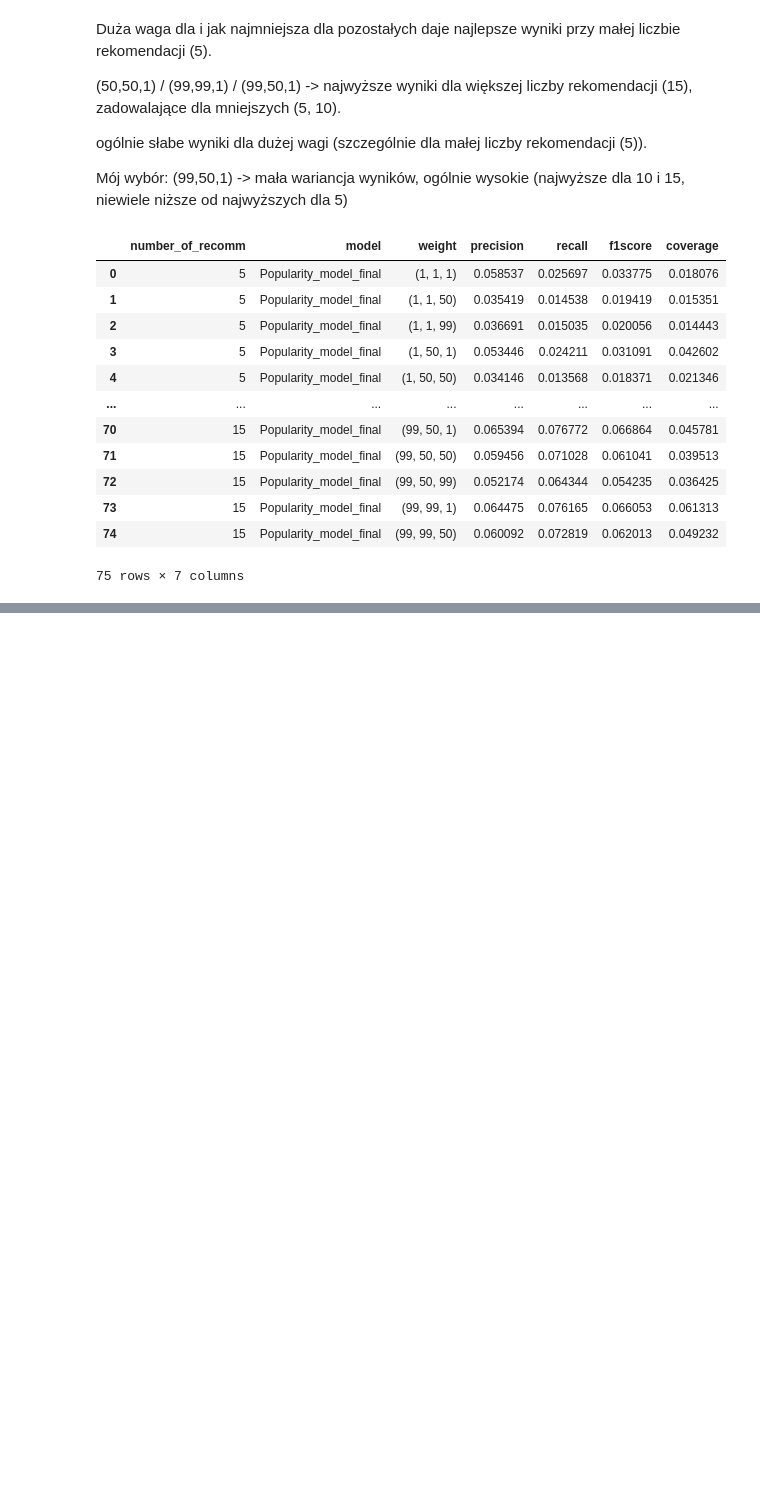
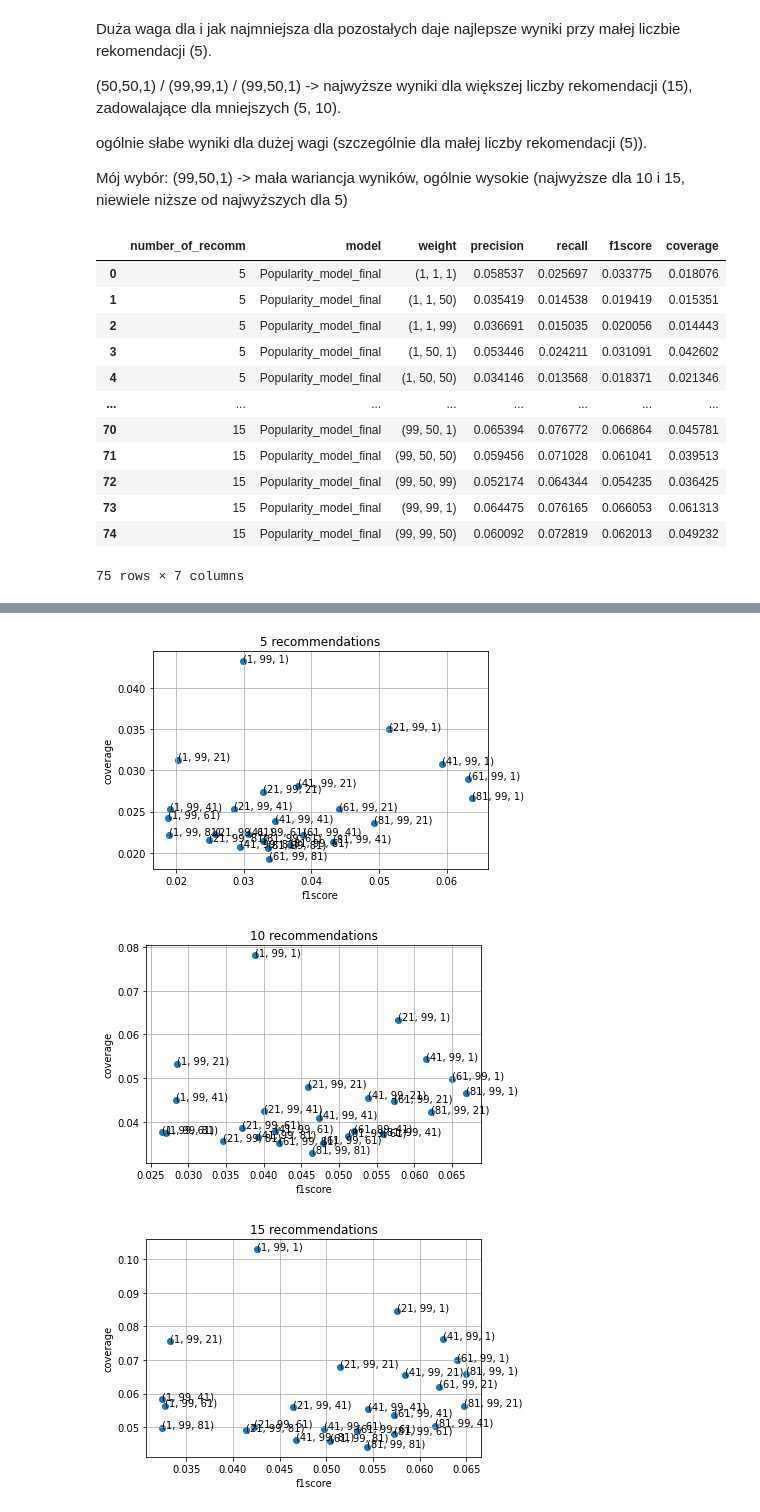
Before and after one commit to amakarewicz/RecommenderSystem, a Jupyter notebook: Piotr/model/period_test/MC_plots.ipynb, the cells around one changed output, grey strips where cells are left out. Cells and saved outputs as stored; diff of their text form; code cells hidden in the pictures; blank space fills up the shorter version.

```diff
--- a/Piotr/model/period_test/MC_plots.ipynb
+++ b/Piotr/model/period_test/MC_plots.ipynb
@@ -16,6 +16,8 @@ import seaborn as sns
 results = get_db('res_f1.csv')
 results.drop_duplicates(inplace=True)
 results_short = get_db('res_short.csv')
+results_short_precise = get_db('res_short_precise.csv')
+res_short_f = get_db('res_short_f.csv')
 # %%
 # dodanie f1score
 
@@ -132,0 +132,8 @@ make_scatter(15,results_short,0.06,0.04,'f1score')
+# %%
+make_scatter(5,results_short_precise,0,0,'f1score')
+make_scatter(10,results_short_precise,0,0,'f1score')
+make_scatter(15,results_short_precise,0,0,'f1score')
+# %% [output]
+[figure, added]
+[figure, added]
+[figure, added]
```
Also changed, not shown: parts of 3 cells of this notebook, 5 other files.
